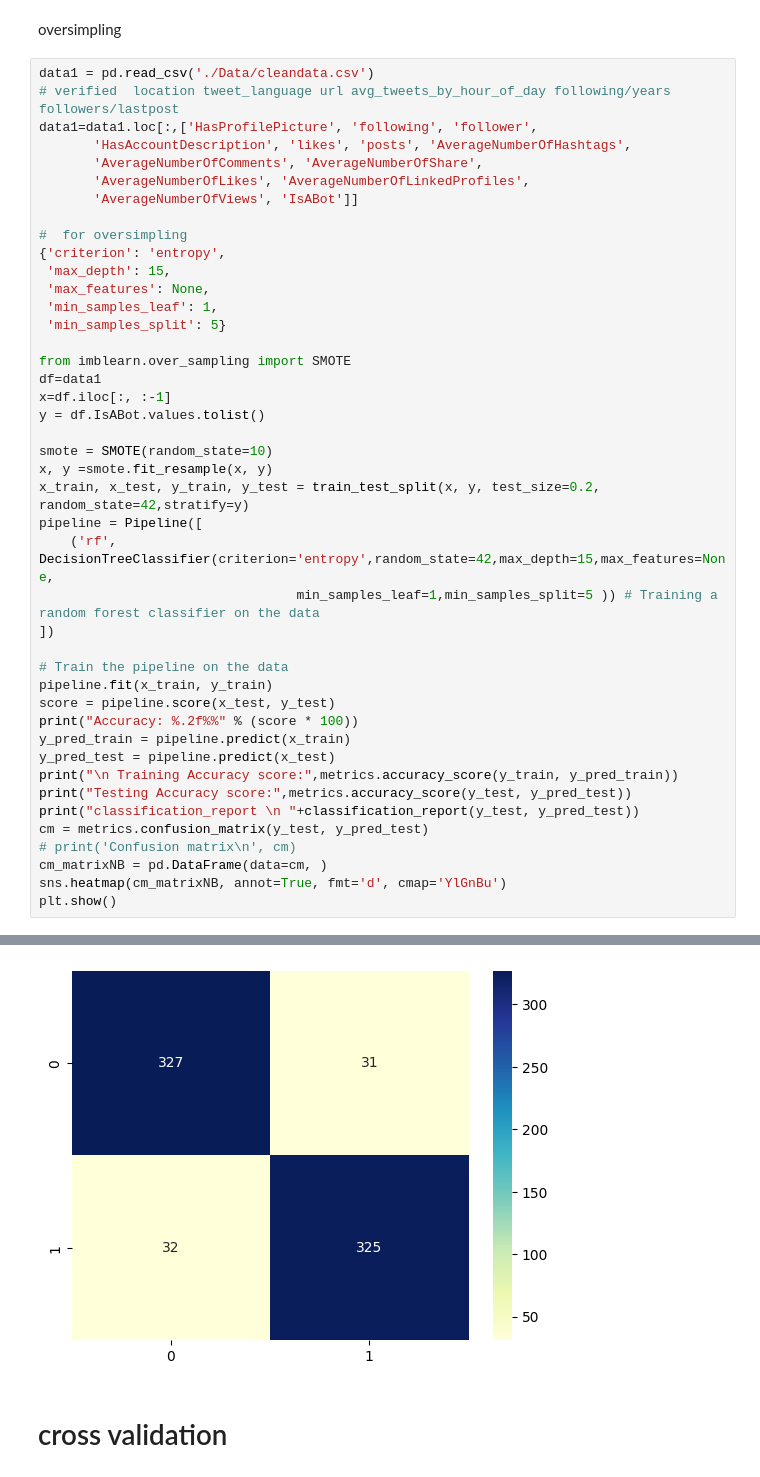
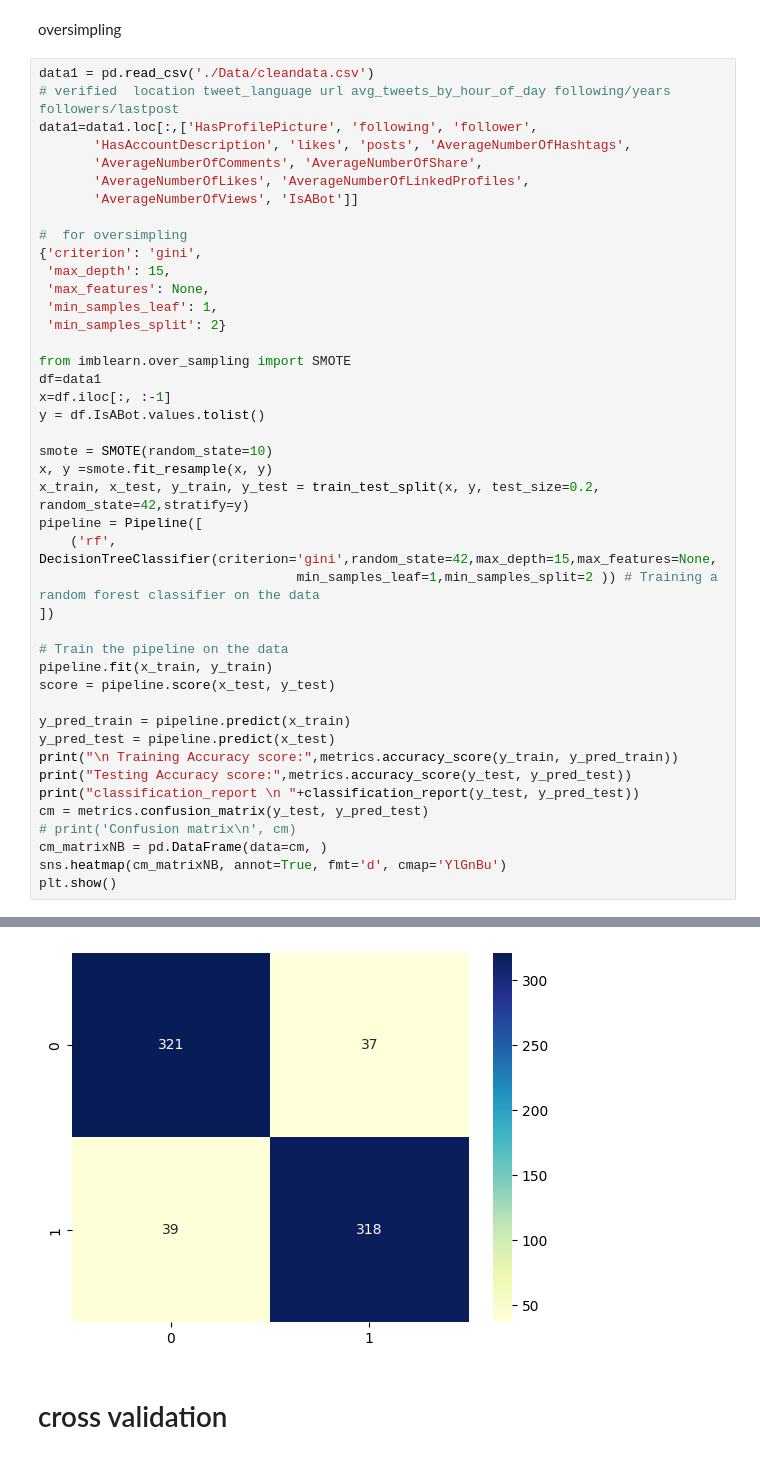
Before and after one commit to PFE2024/satt_ai, a Jupyter notebook: tiktok/03-DecisionTree.ipynb, the cells around one changed output, grey strips where cells are left out. Drawn from its saved outputs; the diff is of its cells as text.

```diff
--- a/tiktok/03-DecisionTree.ipynb
+++ b/tiktok/03-DecisionTree.ipynb
@@ -332,11 +357,11 @@ data1=data1.loc[:,['HasProfilePicture', 'following', 'follower',
        'AverageNumberOfViews', 'IsABot']]
 
 #  for oversimpling
-{'criterion': 'entropy',
+{'criterion': 'gini',
  'max_depth': 15,
  'max_features': None,
  'min_samples_leaf': 1,
- 'min_samples_split': 5}
+ 'min_samples_split': 2}
 
 from imblearn.over_sampling import SMOTE
 df=data1
@@ -347,14 +372,14 @@ smote = SMOTE(random_state=10)
 x, y =smote.fit_resample(x, y)
 x_train, x_test, y_train, y_test = train_test_split(x, y, test_size=0.2, random_state=42,stratify=y)
 pipeline = Pipeline([
-    ('rf', DecisionTreeClassifier(criterion='entropy',random_state=42,max_depth=15,max_features=None,
-                                 min_samples_leaf=1,min_samples_split=5 )) # Training a random forest classifier on the data
+    ('rf', DecisionTreeClassifier(criterion='gini',random_state=42,max_depth=15,max_features=None,
+                                 min_samples_leaf=1,min_samples_split=2 )) # Training a random forest classifier on the data
 ])
 
 # Train the pipeline on the data
 pipeline.fit(x_train, y_train)
 score = pipeline.score(x_test, y_test)
-print("Accuracy: %.2f%%" % (score * 100))
+
 y_pred_train = pipeline.predict(x_train)
 y_pred_test = pipeline.predict(x_test)
 print("\n Training Accuracy score:",metrics.accuracy_score(y_train, y_pred_train))
@@ -382,4 +405,4 @@ weighted avg       0.91      0.91      0.91       715
-[figure, old version]
+[figure, new version]
 # %% [markdown]
 #  cross validation
 # %%
```
Also changed, not shown: parts of 10 cells of this notebook, 6 other files.
